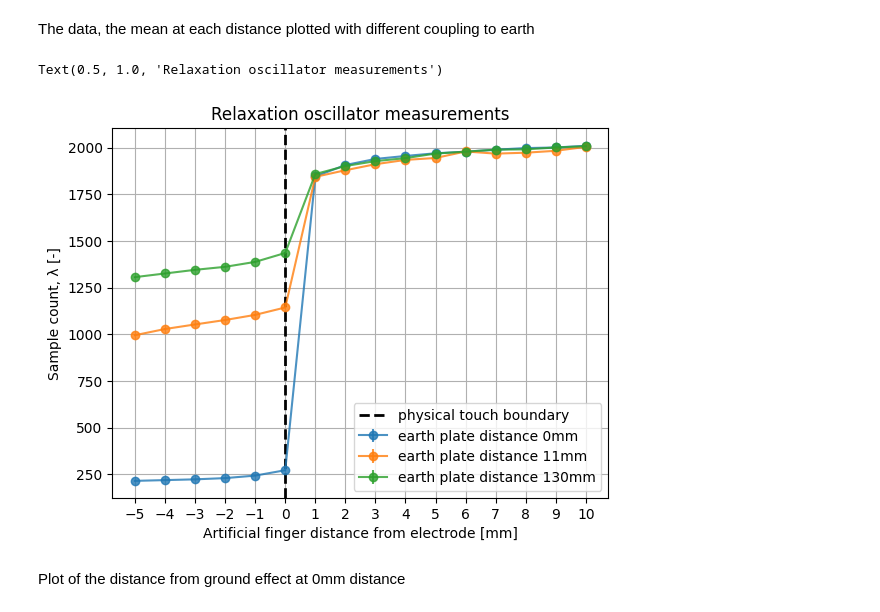
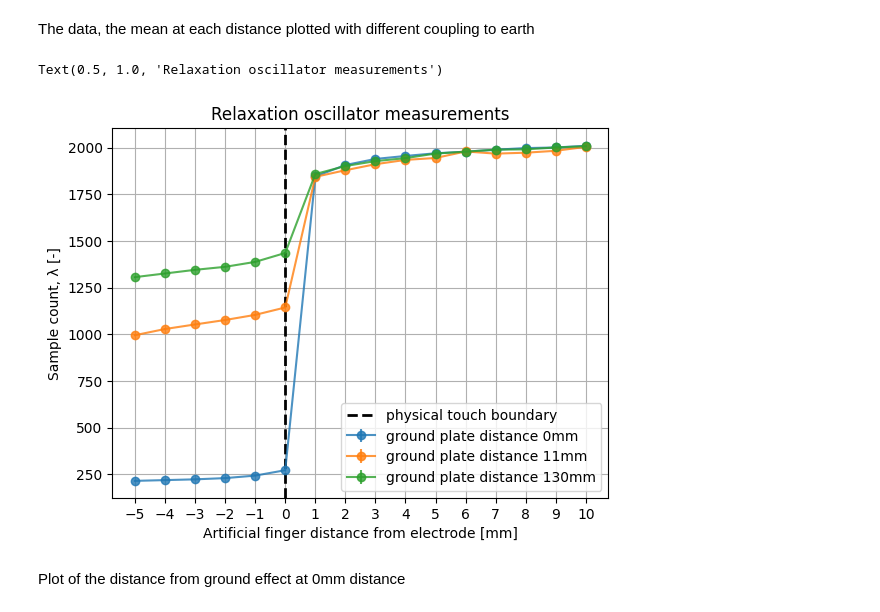
Before and after one commit to ReinBentdal/cap_touch, a Jupyter notebook: analysis/artificial_finger/analyze.ipynb, the cells around one changed output. Cells and saved outputs as stored; diff of their text form; code cells hidden in the pictures.

```diff
--- a/analysis/artificial_finger/analyze.ipynb
+++ b/analysis/artificial_finger/analyze.ipynb
@@ -145,18 +145,18 @@ The data, the mean at each distance plotted with different coupling to earth
 # %%
 plt.xlabel("Artificial finger distance from electrode [mm]")
 plt.ylabel("Sample count, λ [-]")
 plt.xticks(comp_data[0][1])
 plt.grid(True)
 
 for (file_name, dists, means, vars, _) in comp_data:
-    plt.errorbar(dists, means, yerr=np.sqrt(vars), fmt='o-', alpha=0.8, label=f"earth plate distance {file_name}")
+    plt.errorbar(dists, means, yerr=np.sqrt(vars), fmt='o-', alpha=0.8, label=f"ground plate distance {file_name}")
 
 plt.axvline(x=0, color='black', linestyle='--', linewidth=2, label="physical touch boundary")
 plt.legend(loc='lower right')
 plt.title("Relaxation oscillator measurements")
 # %% [output]
 Text(0.5, 1.0, 'Relaxation oscillator measurements')
-[figure, old version]
+[figure, new version]
 # %% [markdown]
 Plot of the distance from ground effect at 0mm distance
 # %%
```
Also changed, not shown: parts of 5 cells of this notebook.
